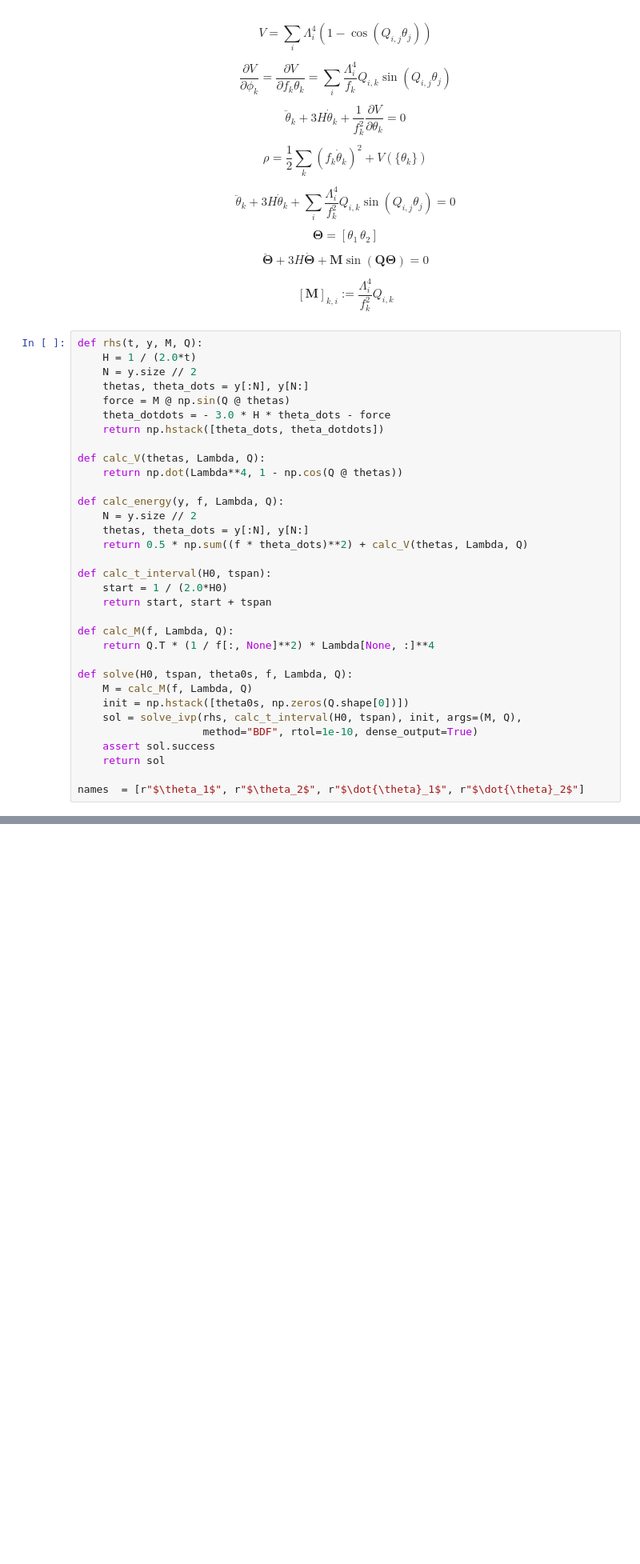
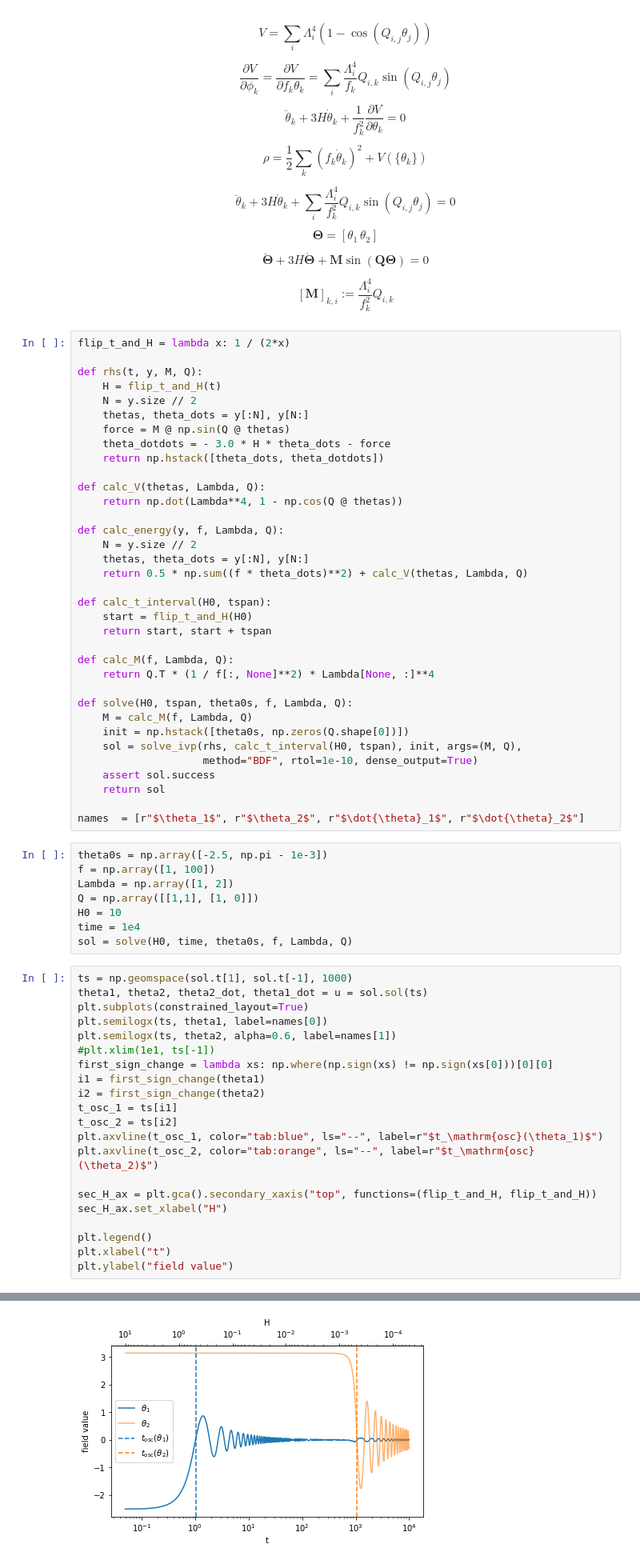
Before and after one commit to anna-jana/masters-project, a Jupyter notebook: experiments/two_field_dynamics_experiment_cosine.ipynb, the cells around one changed output, grey strips where cells are left out. Shown: that part at 80% size. Saved outputs shown, nothing was run; the diff lists cells and outputs as text; blank space fills up the shorter version.

```diff
--- a/experiments/two_field_dynamics_experiment_cosine.ipynb
+++ b/experiments/two_field_dynamics_experiment_cosine.ipynb
@@ -38,8 +38,10 @@ $$
 [\mathbf{M}]_{k, i} := \frac{\Lambda_i^4}{f_k^2} Q_{i, k}
 $$
 # %%
+flip_t_and_H = lambda x: 1 / (2*x)
+
 def rhs(t, y, M, Q):
-    H = 1 / (2.0*t)
+    H = flip_t_and_H(t)
     N = y.size // 2
     thetas, theta_dots = y[:N], y[N:]
     force = M @ np.sin(Q @ thetas)
@@ -55,7 +57,7 @@ def calc_energy(y, f, Lambda, Q):
     return 0.5 * np.sum((f * theta_dots)**2) + calc_V(thetas, Lambda, Q)
 
 def calc_t_interval(H0, tspan):
-    start = 1 / (2.0*H0)
+    start = flip_t_and_H(H0)
     return start, start + tspan
 
 def calc_M(f, Lambda, Q):
@@ -70,3 +72,33 @@ def solve(H0, tspan, theta0s, f, Lambda, Q):
     return sol
 
 names  = [r"$\theta_1$", r"$\theta_2$", r"$\dot{\theta}_1$", r"$\dot{\theta}_2$"]
+# %%
+theta0s = np.array([-2.5, np.pi - 1e-3])
+f = np.array([1, 100])
+Lambda = np.array([1, 2])
+Q = np.array([[1,1], [1, 0]])
+H0 = 10
+time = 1e4
+sol = solve(H0, time, theta0s, f, Lambda, Q)
+# %%
+ts = np.geomspace(sol.t[1], sol.t[-1], 1000)
+theta1, theta2, theta2_dot, theta1_dot = u = sol.sol(ts)
+plt.subplots(constrained_layout=True)
+plt.semilogx(ts, theta1, label=names[0])
+plt.semilogx(ts, theta2, alpha=0.6, label=names[1])
+#plt.xlim(1e1, ts[-1])
+first_sign_change = lambda xs: np.where(np.sign(xs) != np.sign(xs[0]))[0][0]
+i1 = first_sign_change(theta1)
+i2 = first_sign_change(theta2)
+t_osc_1 = ts[i1]
+t_osc_2 = ts[i2]
+plt.axvline(t_osc_1, color="tab:blue", ls="--", label=r"$t_\mathrm{osc}(\theta_1)$")
+plt.axvline(t_osc_2, color="tab:orange", ls="--", label=r"$t_\mathrm{osc}(\theta_2)$")
+
+sec_H_ax = plt.gca().secondary_xaxis("top", functions=(flip_t_and_H, flip_t_and_H))
+sec_H_ax.set_xlabel("H")
+
+plt.legend()
+plt.xlabel("t")
+plt.ylabel("field value")
+# %% [output]
@@ -73 +106,2 @@ names  = [r"$\theta_1$", r"$\theta_2$", r"$\dot{\theta}_1$", r"$\dot{\theta}_2$"
+[figure, added]
 # %%
```
Also changed, not shown: parts of 8 cells of this notebook.
